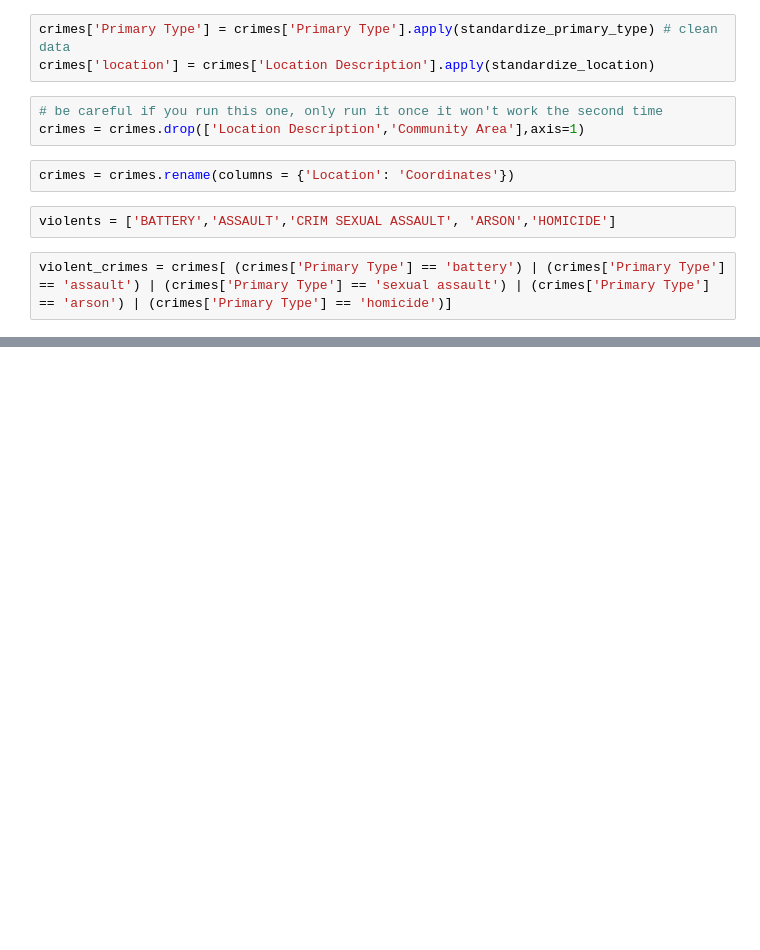
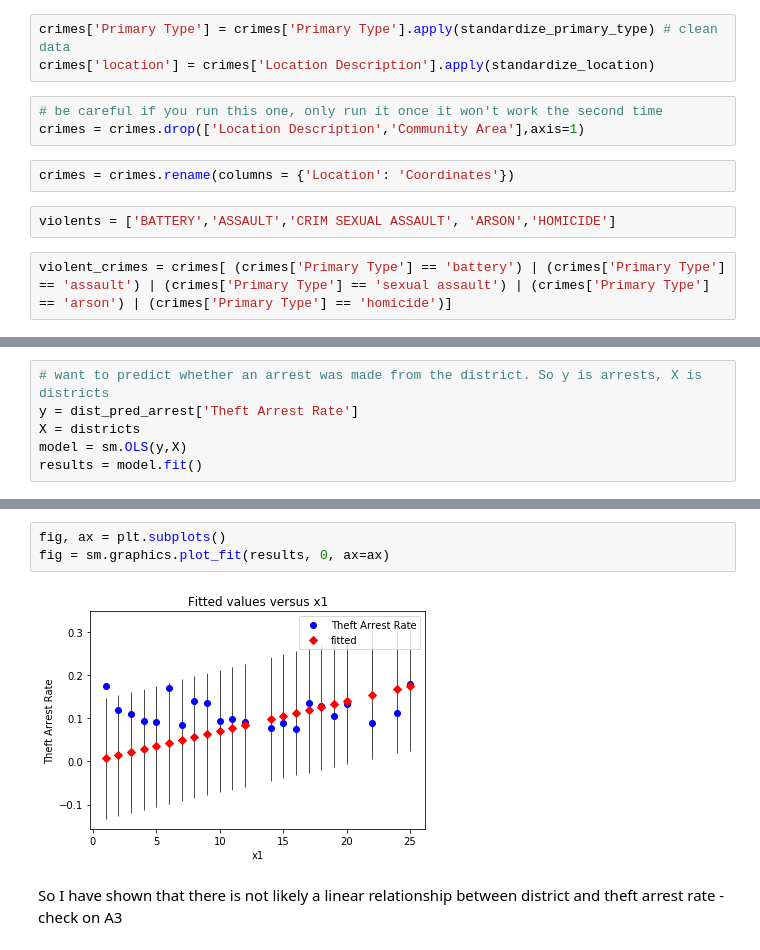
Before and after one commit to COGS108/Projects, a Jupyter notebook: James.ipynb, the cells around one changed output, grey strips where cells are left out. Saved outputs shown, nothing was run; the diff lists cells and outputs as text; blank space fills up the shorter version.

```diff
--- a/James.ipynb
+++ b/James.ipynb
@@ -124,0 +169,6 @@ violent_crimes = crimes[ (crimes['Primary Type'] == 'battery') | (crimes['Primar
+# %%
+# want to predict whether an arrest was made from the district. So y is arrests, X is districts
+y = dist_pred_arrest['Theft Arrest Rate']
+X = districts
+model = sm.OLS(y,X)
+results = model.fit()
@@ -124,0 +196,7 @@ violent_crimes = crimes[ (crimes['Primary Type'] == 'battery') | (crimes['Primar
+# %%
+fig, ax = plt.subplots()
+fig = sm.graphics.plot_fit(results, 0, ax=ax)
+# %% [output]
+[figure, added]
+# %% [markdown]
+So I have shown that there is not likely a linear relationship between district and theft arrest rate - check on A3
```
Also changed, not shown: parts of 25 cells of this notebook.
